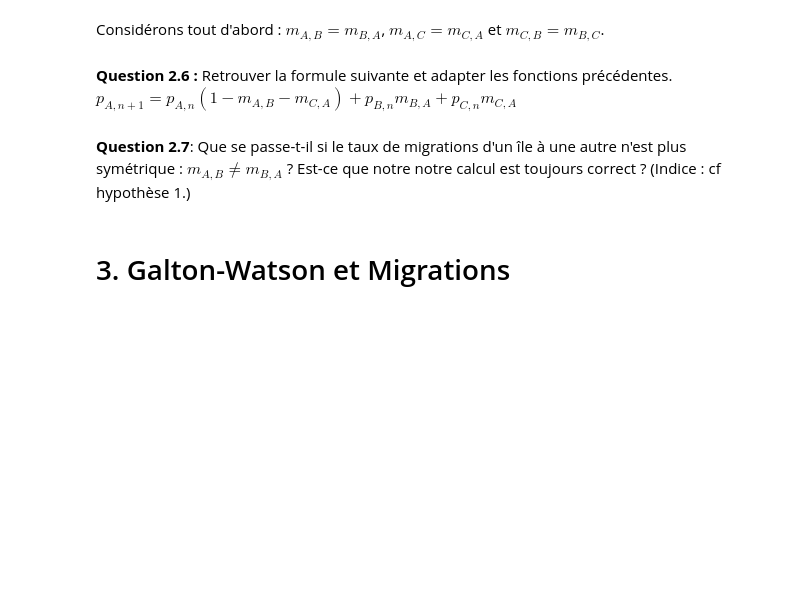
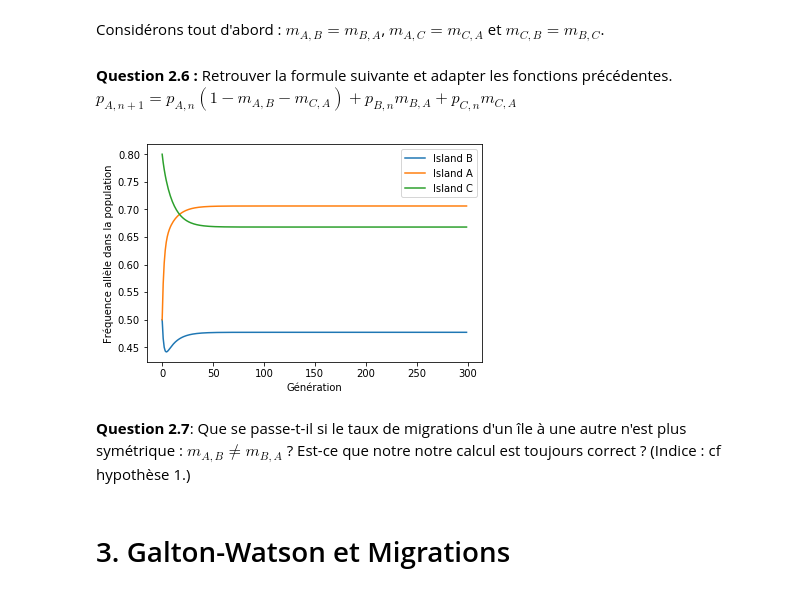
Before and after one commit to mangchdj/ARE-dynamic-2019, a Jupyter notebook: Sujet_Dynamique_Population_Etud.ipynb, the cells around one changed output. Cells and saved outputs as stored; diff of their text form; code cells hidden in the pictures; blank space fills up the shorter version.

```diff
--- a/Sujet_Dynamique_Population_Etud.ipynb
+++ b/Sujet_Dynamique_Population_Etud.ipynb
@@ -256,3 +266,10 @@ m = {('A','B') : 0.2, # Migration ratio from island 'A' to island 'B'
      ('C','A') : 0.05,
      ('B','C') : 0.01,
      ('C','B') : 0.01}
+def update_genetics2(p,m):
+    p_new={}
+
+    p['A']= p['A']*(1-m[('A','B')]-m[('A','C')]) + p['B']*m[('B','A')] + p['C']*m[('C','A')]
+    p['B']= p['B']*(1-m[('B','A')]-m[('B','C')]) + p['A']*m[('A','B')] + p['C']*m[('C','B')]
+    p['C']= p['C']*(1-m[('C','B')]-m[('C','A')]) + p['B']*m[('B','C')] + p['A']*m[('A','C')]
+    return p
@@ -263,3 +276,38 @@ def generation_variante2():
+# %%
+def generation_variante2():
+    '''
+       dict[str:float]*float*int->list[float]
+        retourne les proportion d'un allèle de chaque ile à la n ème generation.
+    '''
+    n=300
+    p = {'A' : 0.5,'B' : 0.5,'C' : 0.8} # Initial probability to have red hair
+
+    m = {('A','B') : 0.2, # Migration ratio from island 'A' to island 'B'
+     ('B','A') : 0.3,
+     ('A','C') : 0.05,
+     ('C','A') : 0.05,
+     ('B','C') : 0.01,
+     ('C','B') : 0.01}
+    M = []
+    M.append([p[k] for k in p])
+    for i in range(1,n):
+        p = update_genetics2(p,m)
+        M.append([p[k] for k in p])
+    return M
+
+M = generation_variante2()
+def plot_genetics(M,p):
+
+    plt.figure()
+    plt.plot(M)
+    plt.legend(["Island "+i for i in p])
+    plt.xlabel("Génération")
+    plt.ylabel("Fréquence allèle dans la population")
+    plt.show()
+    return
+plot_genetics(M,p)
+# %% [output]
+[figure, added]
 # %% [markdown]
 **Question 2.7**: Que se passe-t-il si le taux de migrations d'un île à une autre n'est plus symétrique : $m_{A,B} \neq m_{B,A}$ ? Est-ce que notre notre calcul est toujours correct ? (Indice : cf hypothèse 1.)
 # %% [markdown]
```
Also changed, not shown: parts of 19 cells of this notebook.
